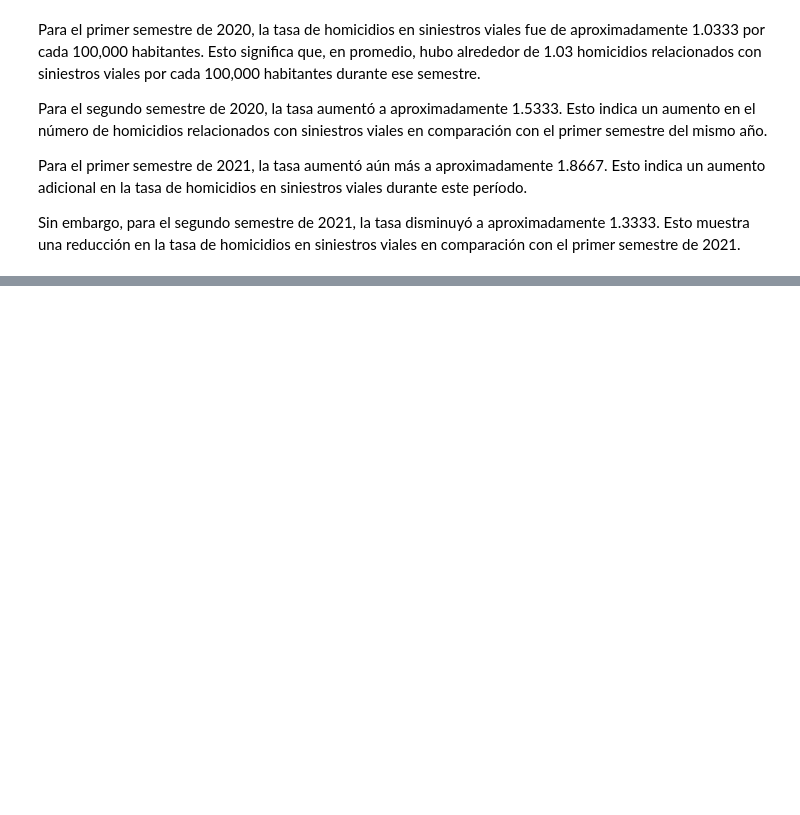
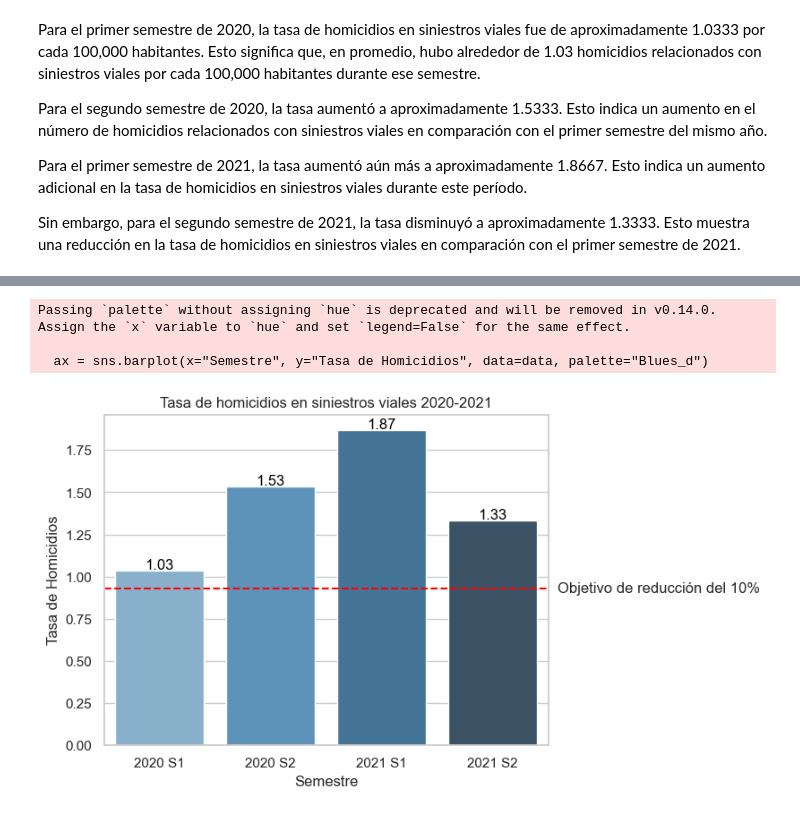
Before and after one commit to CrissMorrin1028/Siniestros_viales_PI02, a Jupyter notebook: ETL.ipynb, the cells around one changed output, grey strips where cells are left out. Cells and saved outputs as stored; diff of their text form; code cells hidden in the pictures; blank space fills up the shorter version.

```diff
--- a/ETL.ipynb
+++ b/ETL.ipynb
@@ -1542,0 +1592,43 @@ plt.show()
+# %%
+# Filtrar los datos para obtener solo los fallecimientos desde el primer semestre de 2020 hasta el último semestre de 2021
+fallecimientos_2020_2021 = Homicidios[(Homicidios['AÑO'].isin([2020, 2021])) & (Homicidios['SEMESTRE'].isin([1, 2]))]
+
+# Agrupar los datos por año y semestre y contar el número de fallecimientos para cada semestre
+fallecimientos_por_semestre = fallecimientos_2020_2021.groupby(['AÑO', 'SEMESTRE'])['ID'].nunique()
+
+# Calcular la tasa de homicidios para cada semestre
+tasa_por_semestre = (fallecimientos_por_semestre / poblacion_caba) * 100000
+
+# Crear una lista con las tasas de homicidios de los cuatro semestres
+tasas = tasa_por_semestre.values.tolist()
+
+# Crear una lista con los nombres de los semestres
+semestres = ['2020 S1', '2020 S2', '2021 S1', '2021 S2']
+
+# Crear un DataFrame a partir de las listas
+data = pd.DataFrame({'Semestre': semestres, 'Tasa de Homicidios': tasas})
+
+# Crear un gráfico de barras con seaborn
+sns.set_theme(style="whitegrid")
+ax = sns.barplot(x="Semestre", y="Tasa de Homicidios", data=data, palette="Blues_d")
+
+# Agregar un título
+ax.set_title('Tasa de homicidios en siniestros viales 2020-2021')
+
+# Agregar una línea de referencia para el objetivo de reducción del 10%
+objetivo = tasa_por_semestre.loc[2020, 1] * 0.9
+plt.axhline(objetivo, color='red', linestyle='--')
+plt.text(1.02, objetivo, 'Objetivo de reducción del 10%', va='center', ha="left", bbox=dict(facecolor="w",alpha=0.5),
+         transform=ax.get_yaxis_transform())
+
+# Agregar etiquetas de texto para mostrar las tasas exactas
+for i, v in enumerate(tasas):
+    ax.text(i, v + 0.01, str(round(v, 2)), color='black', ha="center")
+
+# Mostrar el gráfico
+plt.show()
+# %% [output]
+Passing `palette` without assigning `hue` is deprecated and will be removed in v0.14.0. Assign the `x` variable to `hue` and set `legend=False` for the same effect.
+
+  ax = sns.barplot(x="Semestre", y="Tasa de Homicidios", data=data, palette="Blues_d")
+[figure, added]
```
Also changed, not shown: parts of 5 cells of this notebook.
